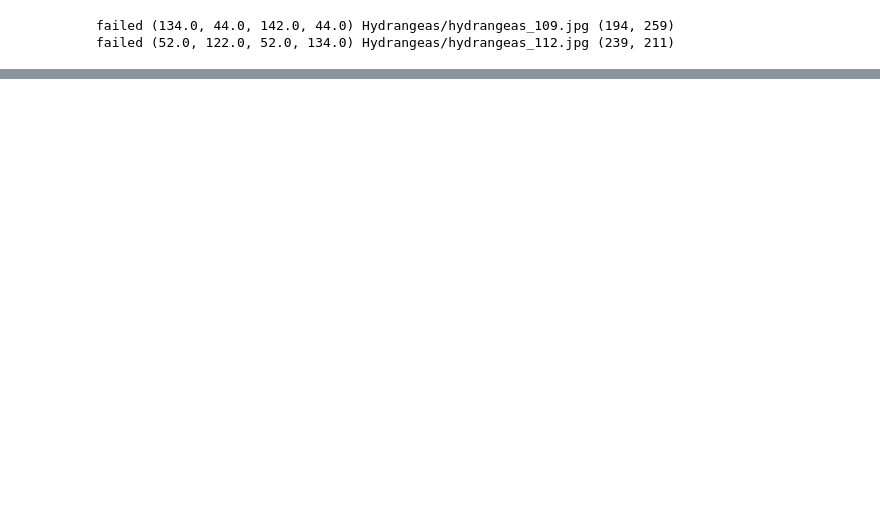
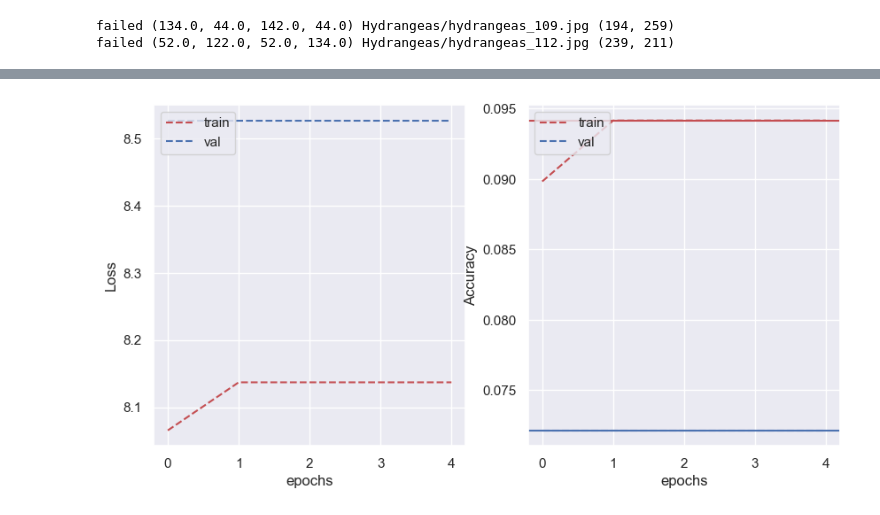
Before and after one commit to klenathan/flora-similarity-suggestor, a Jupyter notebook: Image-processing.ipynb, the cells around one changed output, grey strips where cells are left out. Drawn from its saved outputs; the diff is of its cells as text; code cells hidden in the pictures; blank space fills up the shorter version.

Commit message:
[FEAT] Model on Crack

```diff
--- a/Image-processing.ipynb
+++ b/Image-processing.ipynb
@@ -73,0 +323,12 @@ flower_labels
+# %%
+X = np.array(X)
+y = np.array(y)
+X_train, X_test, y_train, y_test = train_test_split(X, y,random_state=0)
+
+# X_train_binary, X_test_binary, y_train_binary, y_test_binary = train_test_split(X, np.array(y_binary),random_state=0)
+
+print('X train shape: {}'.format(X_train.shape))
+print('X test shape: {}'.format(X_test.shape))
+print("-" * 50)
+# print('X train shape: {}'.format(X_train_binary.shape))
+# print('X test shape: {}'.format(X_test_binary.shape))
@@ -73,0 +339,5 @@ flower_labels
+# %%
+base_model = tf.keras.applications.InceptionResNetV2(
+    weights='imagenet',
+    input_shape=(256, 256, 3),
+    include_top=False)
@@ -73,0 +383,2 @@ flower_labels
+# %%
+history = m.fit(X_train, y_train, epochs=5, validation_split=0.2)
@@ -73,0 +396,28 @@ flower_labels
+# %%
+def plot_learning_curve(train_loss, val_loss, train_metric, val_metric, metric_name='Accuracy'):
+    plt.figure(figsize=(10,5))
+
+    plt.subplot(1,2,1)
+    plt.plot(train_loss, 'r--')
+    plt.plot(val_loss, 'b--')
+    plt.xlabel("epochs")
+    plt.ylabel("Loss")
+    plt.legend(['train', 'val'], loc='upper left')
+
+    plt.subplot(1,2,2)
+    plt.plot(train_metric, 'r--')
+    plt.plot(val_metric, 'b--')
+    plt.xlabel("epochs")
+    plt.ylabel(metric_name)
+    plt.legend(['train', 'val'], loc='upper left')
+
+    plt.axhline(y = max(train_metric), color = 'r', linestyle = '-')
+    plt.axhline(y = max(val_metric), color = 'b', linestyle = '-')
+
+    plt.show()
+# %%
+plot_learning_curve(history.history['loss'], history.history['val_loss'],
+                    history.history['accuracy'], history.history['val_accuracy'],
+                    metric_name='Accuracy')
+# %% [output]
+[figure, added]
```
Also changed, not shown: parts of 22 cells of this notebook, 3 other files.
